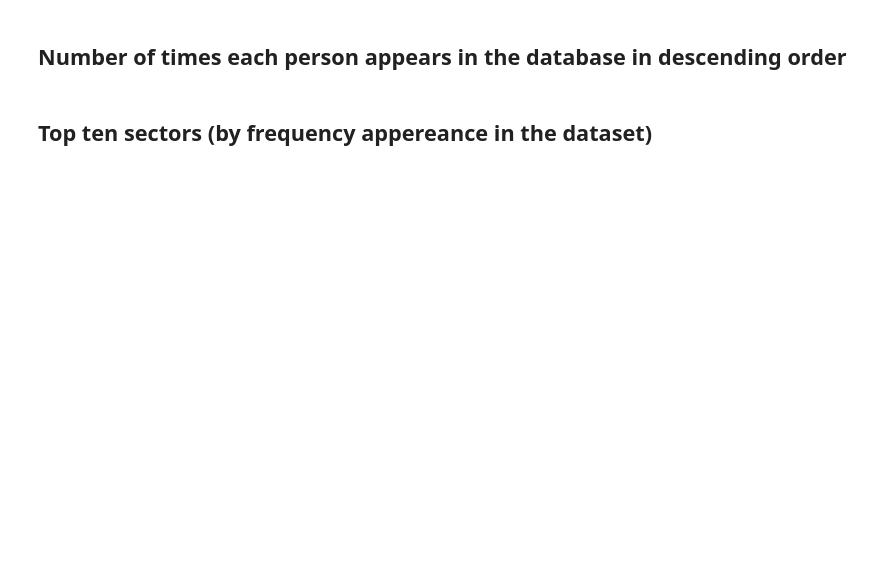
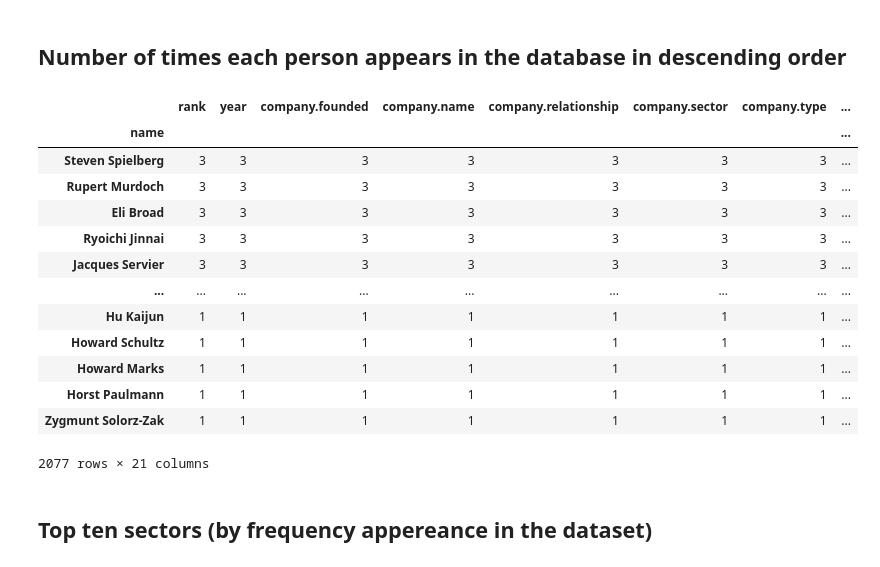
Before and after one commit to davemlz/Master_of_DataScience, a Jupyter notebook: Modelos_de_Datos/Pandas/SQL/billionaires.ipynb, the cells around one changed output. Drawn from its saved outputs; the diff is of its cells as text; code cells hidden in the pictures; blank space fills up the shorter version.

```diff
--- a/Modelos_de_Datos/Pandas/SQL/billionaires.ipynb
+++ b/Modelos_de_Datos/Pandas/SQL/billionaires.ipynb
@@ -14,4 +34,21 @@ import pandas as pd
 # %% [markdown]
 ## Number of times each person appears in the database in descending order
+# %%
+bill.groupby('name').count().sort_values('rank',ascending = False)
+# %% [output]
+|  | rank | year | company.founded | company.name | company.relationship | company.sector | company.type | ... |
+| name |  |  |  |  |  |  |  | ... |
+| Steven Spielberg | 3 | 3 | 3 | 3 | 3 | 3 | 3 | ... |
+| Rupert Murdoch | 3 | 3 | 3 | 3 | 3 | 3 | 3 | ... |
+| Eli Broad | 3 | 3 | 3 | 3 | 3 | 3 | 3 | ... |
+| Ryoichi Jinnai | 3 | 3 | 3 | 3 | 3 | 3 | 3 | ... |
+| Jacques Servier | 3 | 3 | 3 | 3 | 3 | 3 | 3 | ... |
+| ... | ... | ... | ... | ... | ... | ... | ... | ... |
+| Hu Kaijun | 1 | 1 | 1 | 1 | 1 | 1 | 1 | ... |
+| Howard Schultz | 1 | 1 | 1 | 1 | 1 | 1 | 1 | ... |
+| Howard Marks | 1 | 1 | 1 | 1 | 1 | 1 | 1 | ... |
+| Horst Paulmann | 1 | 1 | 1 | 1 | 1 | 1 | 1 | ... |
+| Zygmunt Solorz-Zak | 1 | 1 | 1 | 1 | 1 | 1 | 1 | ... |
+2077 rows × 21 columns
 # %% [markdown]
 ## Top ten sectors (by frequency appereance in the dataset)
```
Also changed, not shown: parts of 5 cells of this notebook.
